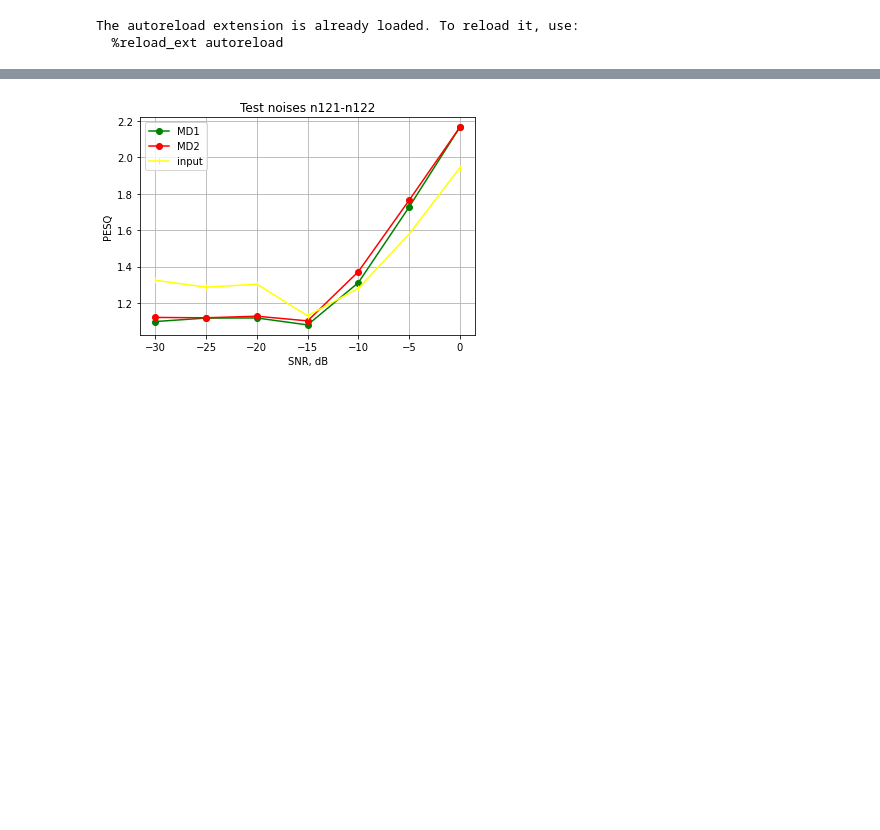
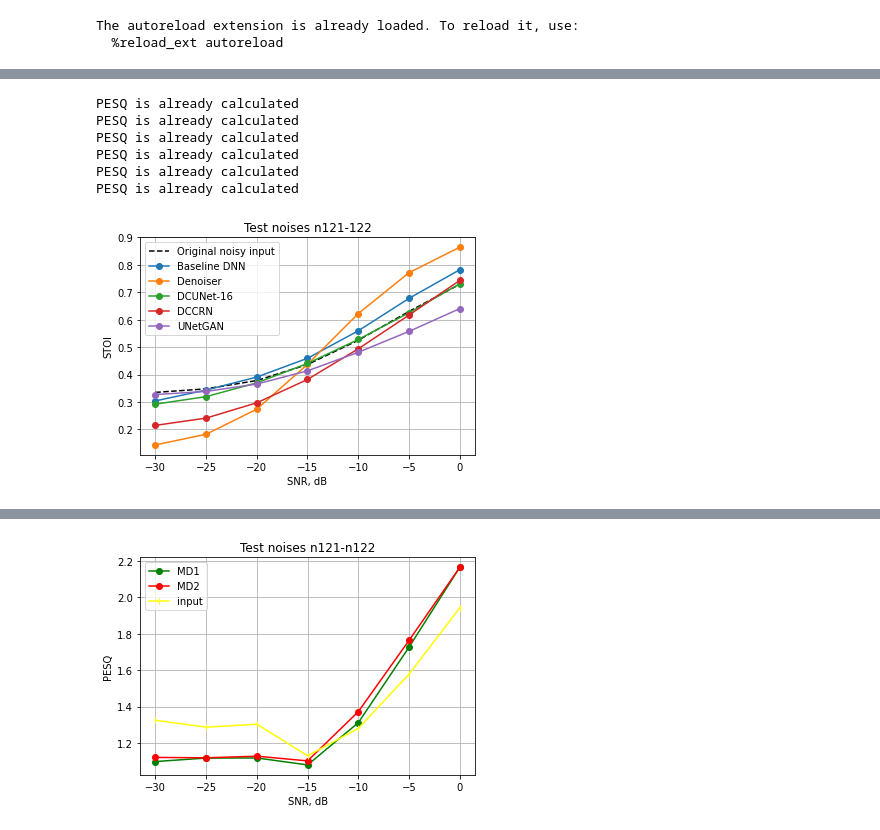
Before and after one commit to flyingleafe/sednn, a Jupyter notebook: mixture2clean_dnn/run.ipynb, the cells around one changed output, grey strips where cells are left out. Drawn from its saved outputs; the diff is of its cells as text; code cells hidden in the pictures; blank space fills up the shorter version.

```diff
--- a/mixture2clean_dnn/run.ipynb
+++ b/mixture2clean_dnn/run.ipynb
@@ -315,0 +139,10 @@ Name: mean, dtype: float64
+# %%
+eval_all_and_plot(model_names, speech_dir, te_snr, plot_name='n121-n122-stoi.pdf', library='stoi')
+# %% [output]
+PESQ is already calculated
+PESQ is already calculated
+PESQ is already calculated
+PESQ is already calculated
+PESQ is already calculated
+PESQ is already calculated
+[figure, added]
```
Also changed, not shown: parts of 23 cells of this notebook, 3 other files.
